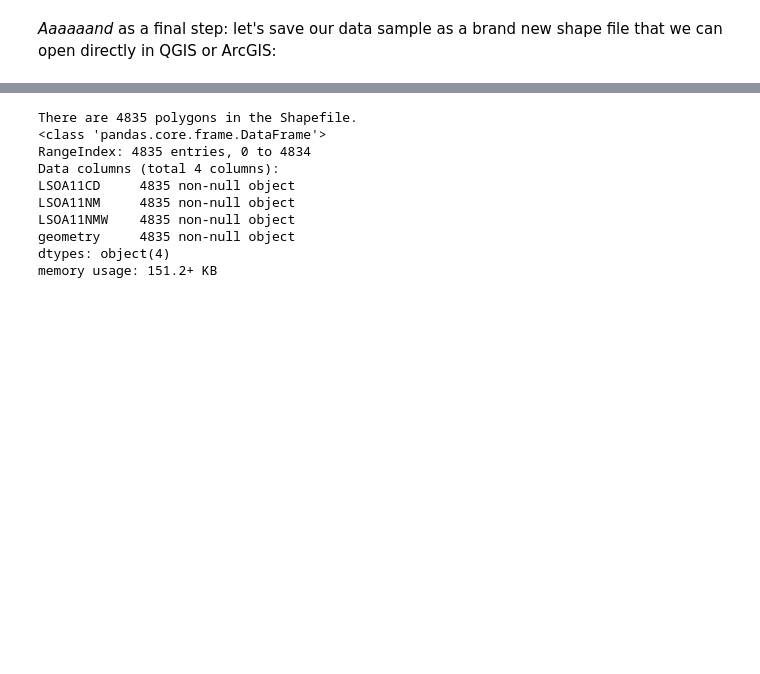
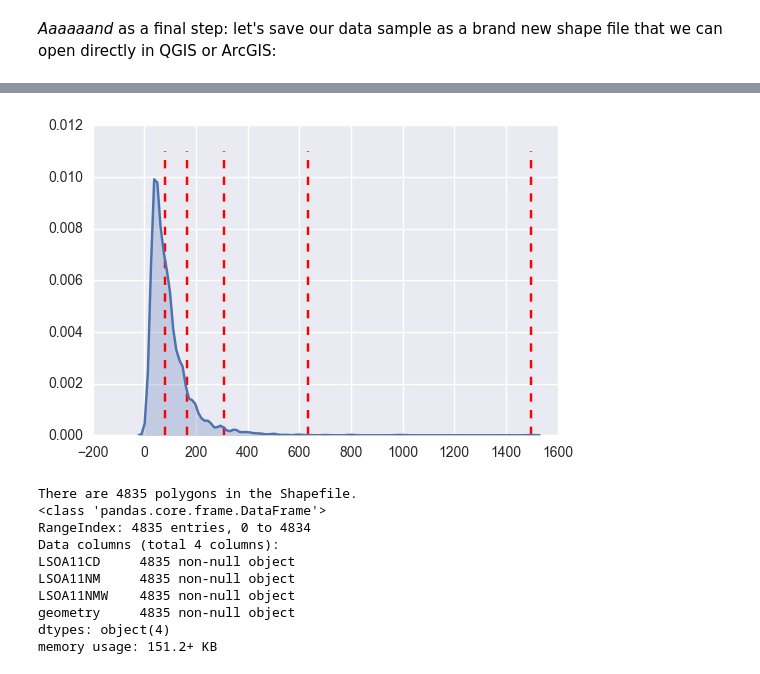
Before and after one commit to kingsgeocomp/spatial-analysis, a Jupyter notebook: AirBnB Analysis.ipynb, the cells around one changed output, grey strips where cells are left out. Saved outputs shown, nothing was run; the diff lists cells and outputs as text; code cells hidden in the pictures; blank space fills up the shorter version.

```diff
--- a/AirBnB Analysis.ipynb
+++ b/AirBnB Analysis.ipynb
@@ -424,3 +495,9 @@ show()
+# %%
+sns.kdeplot(prices, shade=True)
+for b in pricesjk.bins:
+    plt.vlines(b, 0, 0.011, color='red', linestyle='--')
+# %% [output]
+[figure, added]
 # %%
 db = ps.pdio.read_files(os.path.join('shapes','LDN-LSOAs.shp'))
 db.info()
```
Also changed, not shown: parts of 17 cells of this notebook.
